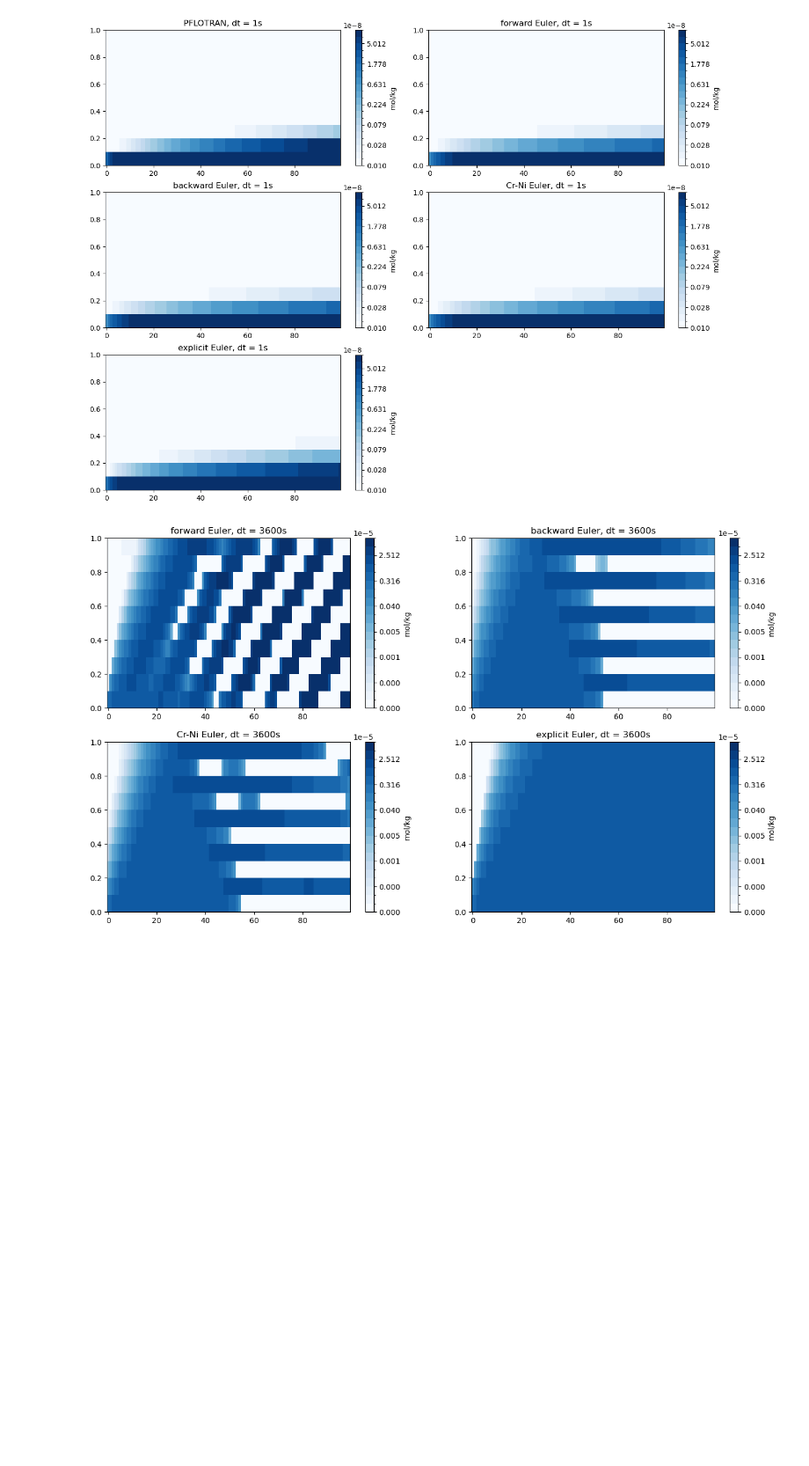
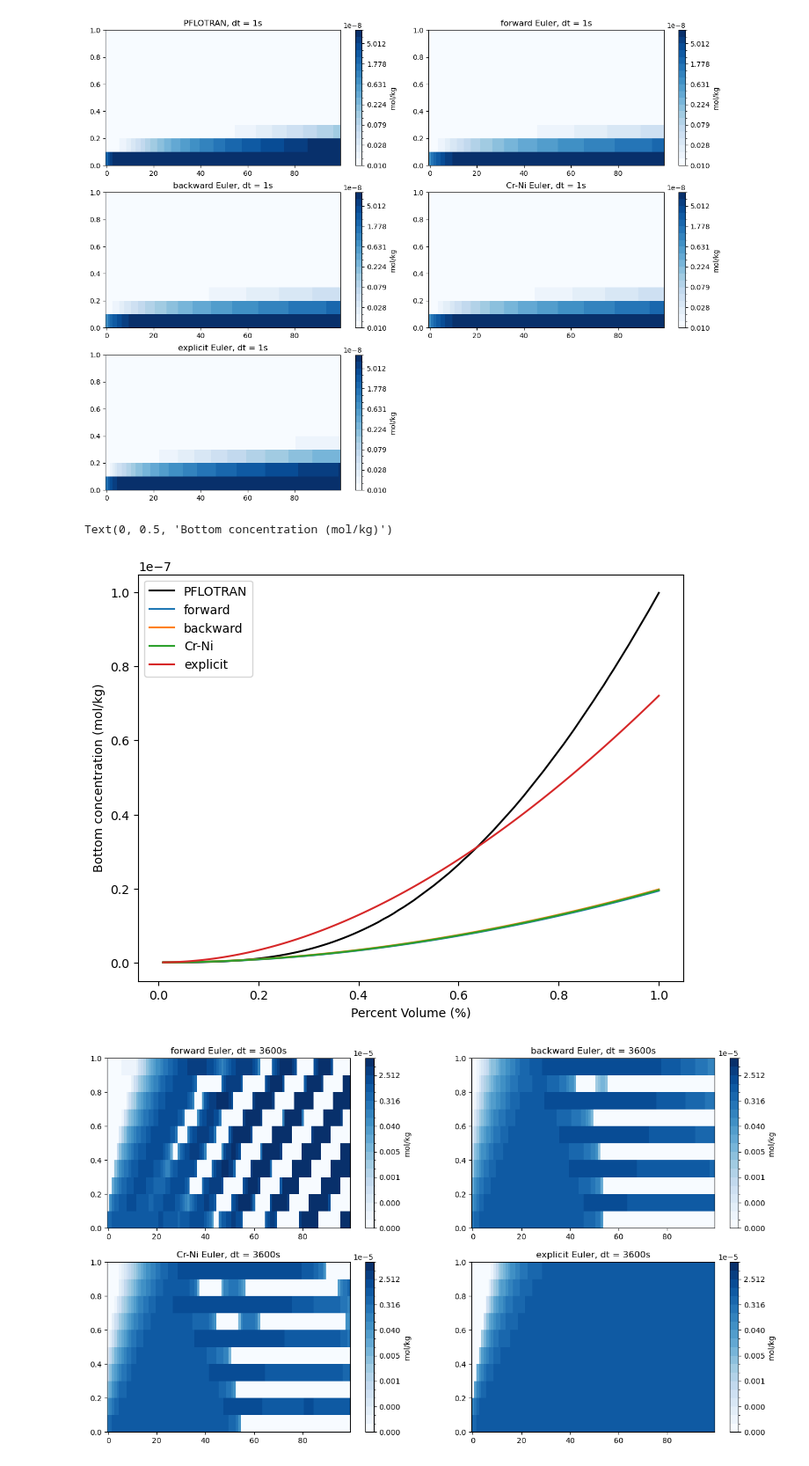
Before and after one commit to ypwong22/erw_scripts, a Jupyter notebook: test_advection/main5.ipynb, the cells around one changed output. Shown at 88% size. Cells and saved outputs as stored; diff of their text form; code cells hidden in the pictures; blank space fills up the shorter version.

```diff
--- a/test_advection/main5.ipynb
+++ b/test_advection/main5.ipynb
@@ -355,12 +355,12 @@ def a_step_explicit(c_prev, rain_conc, q_int, theta, watsat, sourcesink, d0, dt)
                     cmax = c_prev[i+1] # diffuse down
                     cmin = 0
                     i1_keep = 0
-                    i2_keep = 1
+                    i2_keep = 0
 
                 elif (i2 == 0):
                     cmax = c_prev[i-1] # diffuse up
                     cmin = 0
-                    i1_keep = 1
+                    i1_keep = 0
                     i2_keep = 0
 
                 else:
@@ -611,6 +611,23 @@ axes.flat[-1].axis('off')
 # %% [output]
 (0.0, 1.0, 0.0, 1.0)
 [figure]
+# %%
+# Still the above, but plotted as breakthrough curve
+
+# (m/s) * time = m, divided by column length
+pore_front = q_int[0] * np.cumsum(np.ones(nsteps) * dt) / np.sum(dz) * 100
+
+# concentration at the bottom of the column
+fig, ax = plt.subplots(figsize = (8, 6))
+ax.plot(pore_front, tracer[:, 1], '-k', label = 'PFLOTRAN')
+for euler in ['forward','backward','Cr-Ni', 'explicit']:
+    ax.plot(pore_front, result_all[euler][:, 1], label = euler)
+ax.legend()
+ax.set_xlabel('Percent Volume (%)')
+ax.set_ylabel('Bottom concentration (mol/kg)')
+# %% [output]
+Text(0, 0.5, 'Bottom concentration (mol/kg)')
+[figure, added]
 # %%
 # Use Kewei's soil moisture to test a big time step
 dt = 3600
```
Also changed, not shown: 6 other files.
